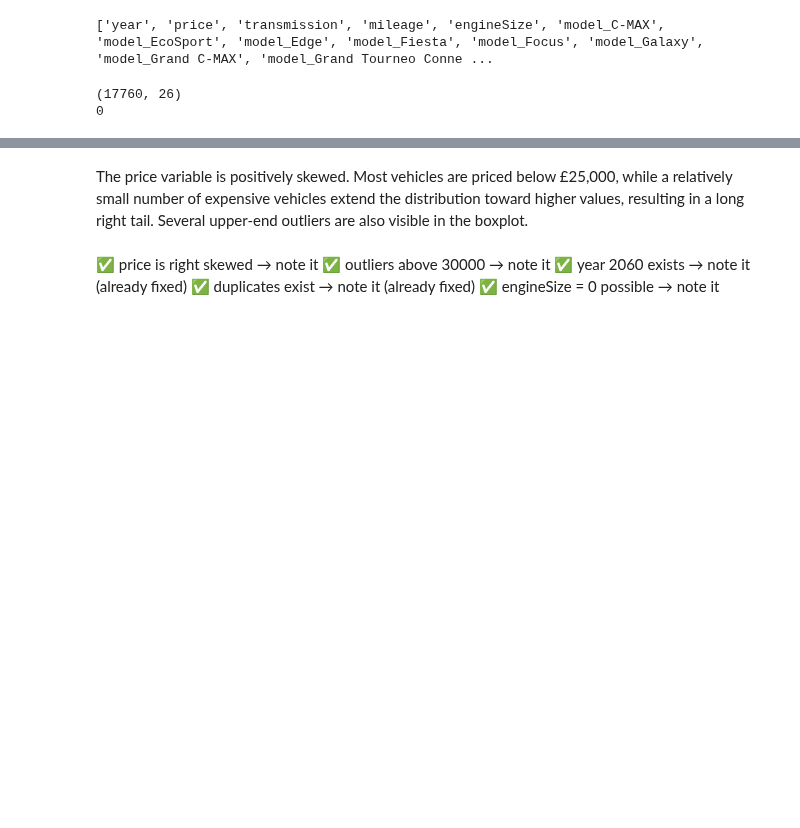
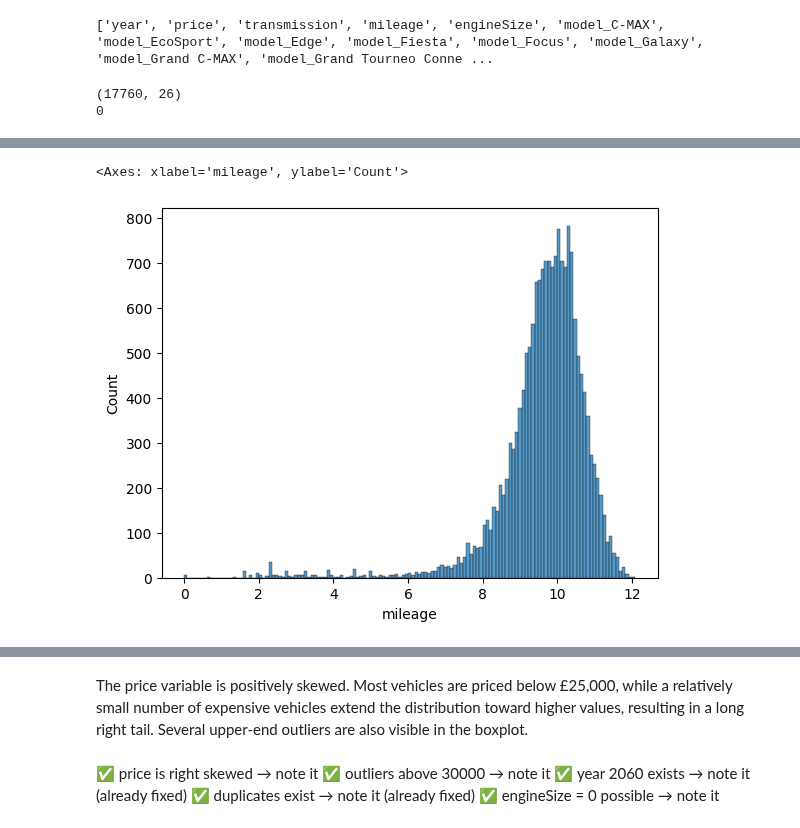
Before and after one commit to stochos-vajra/Ford-Car-Price-EDA, a Jupyter notebook: Fords.ipynb, the cells around one changed output, grey strips where cells are left out. Saved outputs shown, nothing was run; the diff lists cells and outputs as text; code cells hidden in the pictures; blank space fills up the shorter version.

```diff
--- a/Fords.ipynb
+++ b/Fords.ipynb
@@ -1220,0 +822,5 @@ zomato.csv
+# %%
+sns.histplot(df["mileage"])
+# %% [output]
+<Axes: xlabel='mileage', ylabel='Count'>
+[figure, added]
```
Also changed, not shown: parts of 44 cells of this notebook, 2 other files.
